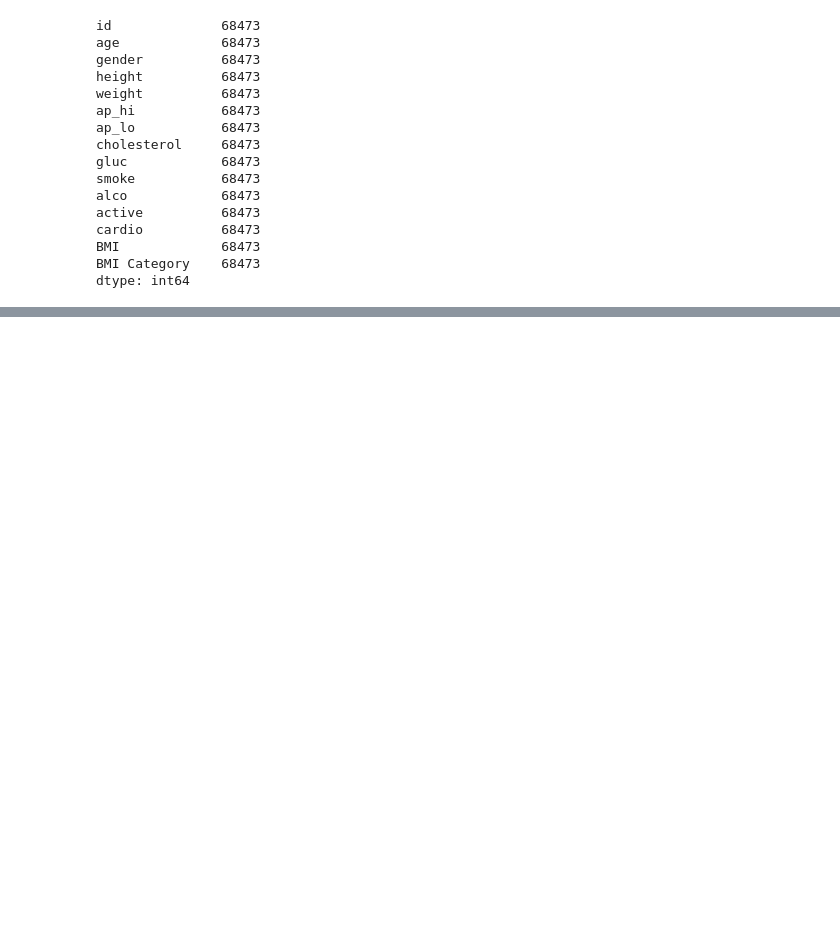
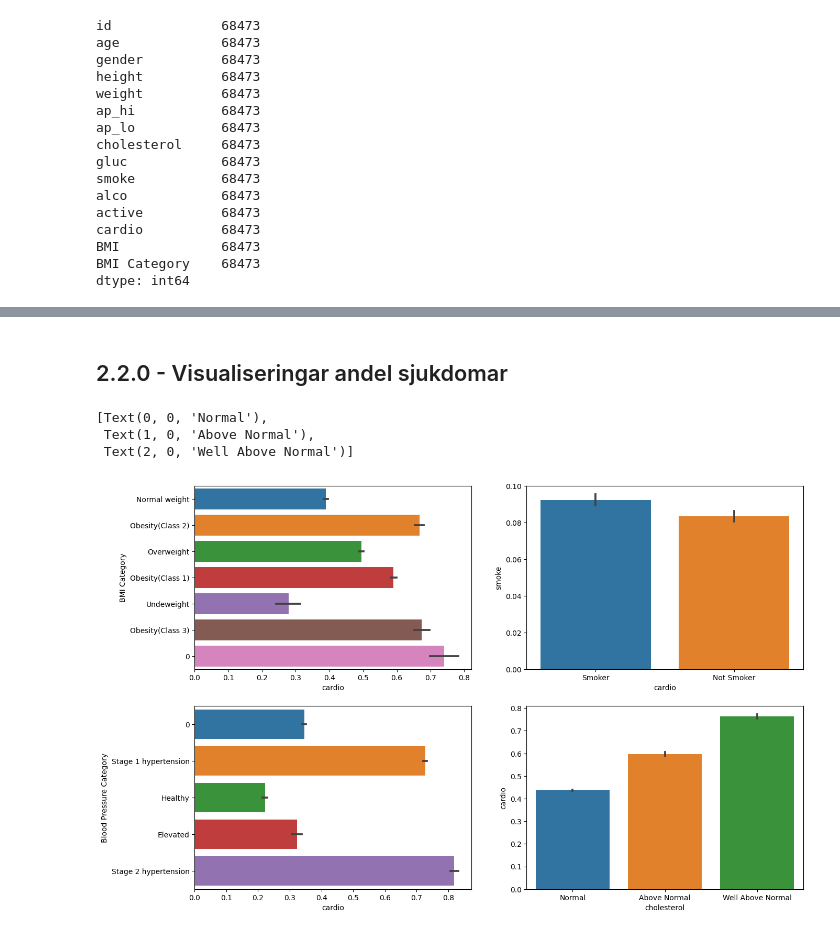
Before and after one commit to AmalDerbali/AmalDerbali-Lab-Machine-Learning, a Jupyter notebook: Disease_prediction.ipynb, the cells around one changed output, grey strips where cells are left out. Saved outputs shown, nothing was run; the diff lists cells and outputs as text; code cells hidden in the pictures; blank space fills up the shorter version.

Commit message:
finish 2.2.0 and get plots

```diff
--- a/Disease_prediction.ipynb
+++ b/Disease_prediction.ipynb
@@ -312,3 +271,23 @@ cardio          68473
 BMI             68473
 BMI Category    68473
 dtype: int64
+# %%
+# Now i will set some conditions to categorize values
+# modifications in symbol conditions based on https://www.w3schools.com/python/python_operators.asp
+
+conditions_bp = [
+    (Cardio['ap_lo'] < 80) & (Cardio['ap_hi'] < 120),
+    (Cardio['ap_lo'] < 80) & (Cardio['ap_hi'] >= 120) & (Cardio['ap_hi'] <= 129),
+    (Cardio['ap_lo'] >= 80) & (Cardio['ap_lo'] >= 89) | (Cardio['ap_hi'] > 129) & (Cardio['ap_hi'] <= 139),
+    (Cardio['ap_lo'] > 89) & (Cardio['ap_lo'] <= 119) | (Cardio['ap_hi'] > 139) & (Cardio['ap_hi'] <= 180),
+    (Cardio['ap_lo'] > 180) & (Cardio['ap_hi'] > 120),
+    ]
+
+# create a list of the values we want to assign for each condition
+values_bp = ['Healthy', 'Elevated','Stage 1 hypertension', 'Stage 2 hypertension', 'Hypertension crisis']
+
+# create a new column and use np.select to assign values to it using our lists as arguments
+Cardio['Blood Pressure Category'] = np.select(conditions_bp, values_bp)
+
+# display updated DataFrame
+Cardio
@@ -314,0 +308,13 @@ dtype: int64
+# %% [markdown]
+## 2.2.0 - Visualiseringar andel sjukdomar
+# %%
+fig, axes= plt.subplots(2,2, figsize=(15, 10), dpi=100)
+sns.barplot(data=Cardio, x='cardio', y='BMI Category', ax= axes[0,0])
+sns.barplot(data=Cardio, x='cardio', y='Blood Pressure Category', ax= axes[1,0])
+sns.barplot(data=Cardio, x='cardio', y='smoke', ax= axes[0,1]).set_xticklabels(['Smoker', 'Not Smoker'])
+sns.barplot(data=Cardio, x='cholesterol', y='cardio', ax= axes[1,1]).set_xticklabels(['Normal', 'Above Normal', 'Well Above Normal'])
+# %% [output]
+[Text(0, 0, 'Normal'),
+ Text(1, 0, 'Above Normal'),
+ Text(2, 0, 'Well Above Normal')]
+[figure, added]
```
Also changed, not shown: parts of 4 cells of this notebook.
